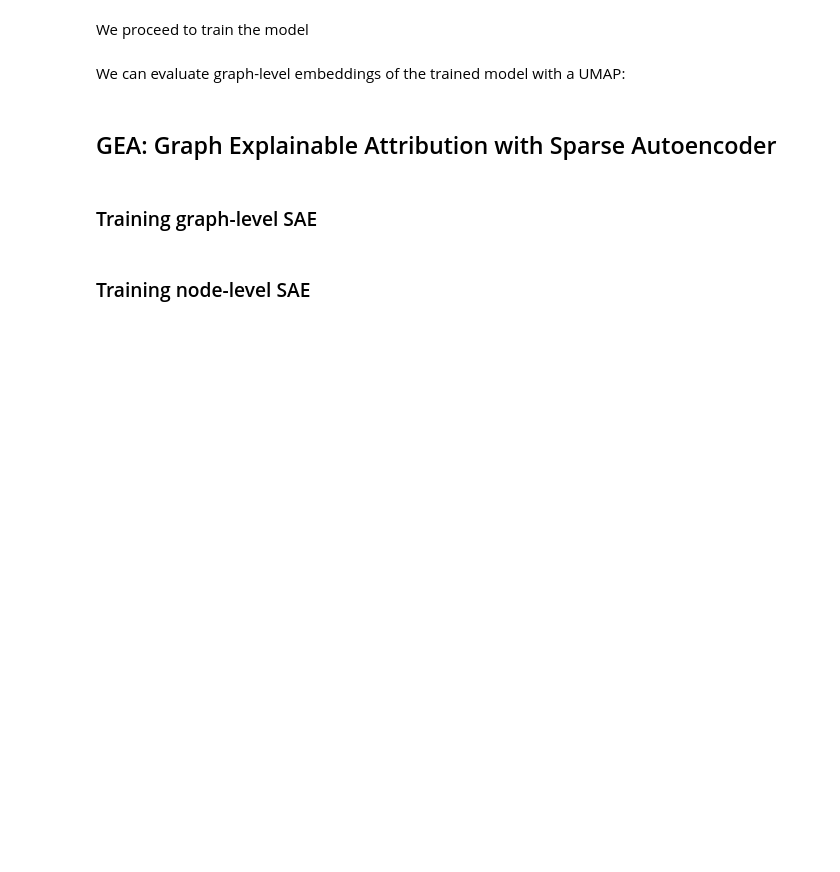
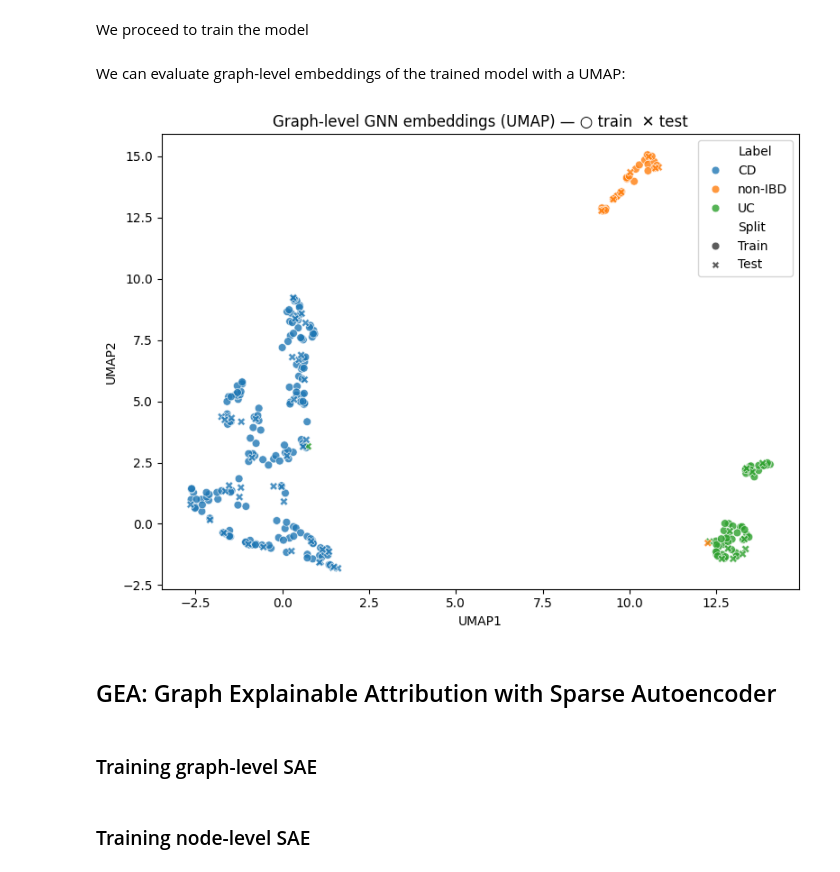
Before and after one commit to Multiomics-Analytics-Group/gea, a Jupyter notebook: docs/tutorial/tutorial-ibd.ipynb, the cells around one changed output. Saved outputs shown, nothing was run; the diff lists cells and outputs as text; code cells hidden in the pictures; blank space fills up the shorter version.

```diff
--- a/docs/tutorial/tutorial-ibd.ipynb
+++ b/docs/tutorial/tutorial-ibd.ipynb
@@ -224,9 +413,17 @@ from gea.gea import GNNModel
 import torch
 
 # Model parameters
-in_dim = ibd_graphs[0].x.shape[1]
-n_classes = 3  # CD, UC, and non IBD
+in_dim = ibd_graphs[0].x.shape[1]  # 1 (expression) + 256 (ESM-2 PCA)
+n_classes = 3  # CD, UC, non-IBD
 d_z = 128  # latent space dimension
 
-# Define full GNN model
-gnn = GNNModel(in_channels=in_dim, n_classes=n_classes, latent_dim=d_z).to(torch.device("cuda" if torch.cuda.is_available() else "cpu"))
+# No learned input projection — PCA already compressed ESM-2 to 256 dims,
+# so the RGCN receives a manageable 257-dim input directly.
+gnn = GNNModel(
+    in_channels=in_dim,
+    n_classes=n_classes,
+    latent_dim=d_z,
+    input_proj_dim=None,
+).to(torch.device("cuda" if torch.cuda.is_available() else "cpu"))
+
+print(f"Node feature dim: {in_dim}  (1 expr + 256 ESM-2 PCA)")
@@ -233,30 +432,38 @@ gnn = GNNModel(in_channels=in_dim, n_classes=n_classes, latent_dim=d_z).to(torch
 # %% [markdown]
 We proceed to train the model
 # %%
-from torch_geometric.data import DataLoader
 from gea.gea import train_gnn
 import torch
 
-# Used for training
-train_loader = DataLoader(ibd_graphs, batch_size=32, shuffle=True)
-# Used for evaluation
-embed_loader = DataLoader(ibd_graphs, batch_size=32, shuffle=False)
-
-# Training
+# train_loader / test_loader defined in the split cell above.
+# val_loader=test_loader runs a full eval pass after every epoch so you can
+# watch val_loss and val_acc alongside training accuracy in the progress bar.
+# The test graphs are never used for gradient updates.
 train_gnn(
     model=gnn,
     train_loader=train_loader,
     device=torch.device("cuda" if torch.cuda.is_available() else "cpu"),
-    epochs=100,
+    epochs=200,
     lr=1e-3,
     w_l2=1e-4,
     w_classifier=1.0,
     w_edge_pred=0.5,
+    val_loader=test_loader,
 )
 # %% [markdown]
 We can evaluate graph-level embeddings of the trained model with a UMAP:
 # %%
-gnn.plot_graph_embeddings(embed_loader, label_names=["CD", "UC", "non-IBD"])
+# UMAP fitted on ALL 303 graphs (train + test together) so there are enough
+# points for meaningful cluster structure.  Train = circles, Test = ✕ marks.
+# If test points land inside the same clusters as train points, the GNN
+# generalises — it's not just memorising the training graphs.
+gnn.plot_graph_embeddings(
+    train_loader,
+    label_names=["CD", "UC", "non-IBD"],
+    test_data=test_loader,
+)
+# %% [output]
+[figure, added]
 # %% [markdown]
 ## GEA: Graph Explainable Attribution with Sparse Autoencoder
 # %% [markdown]
```
Also changed, not shown: parts of 43 cells of this notebook.
